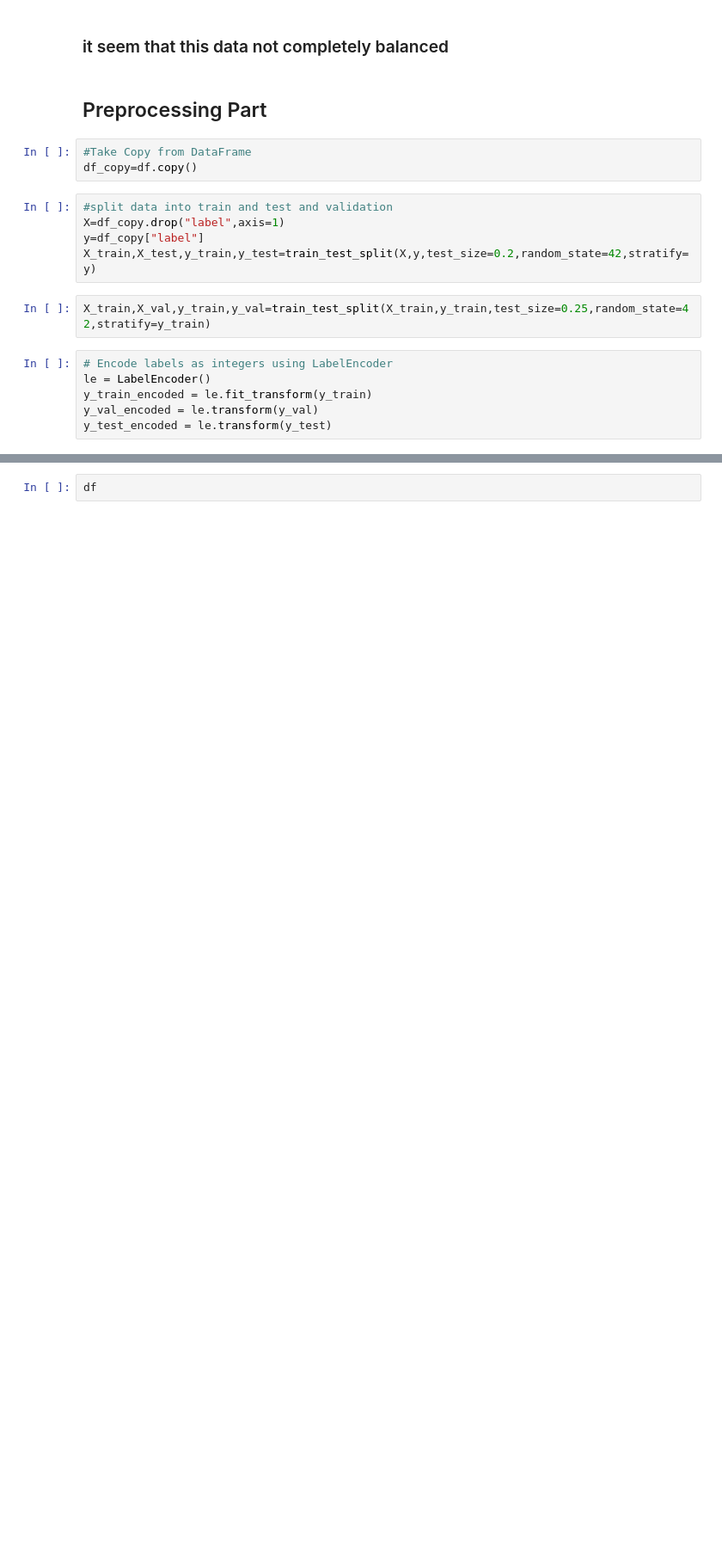
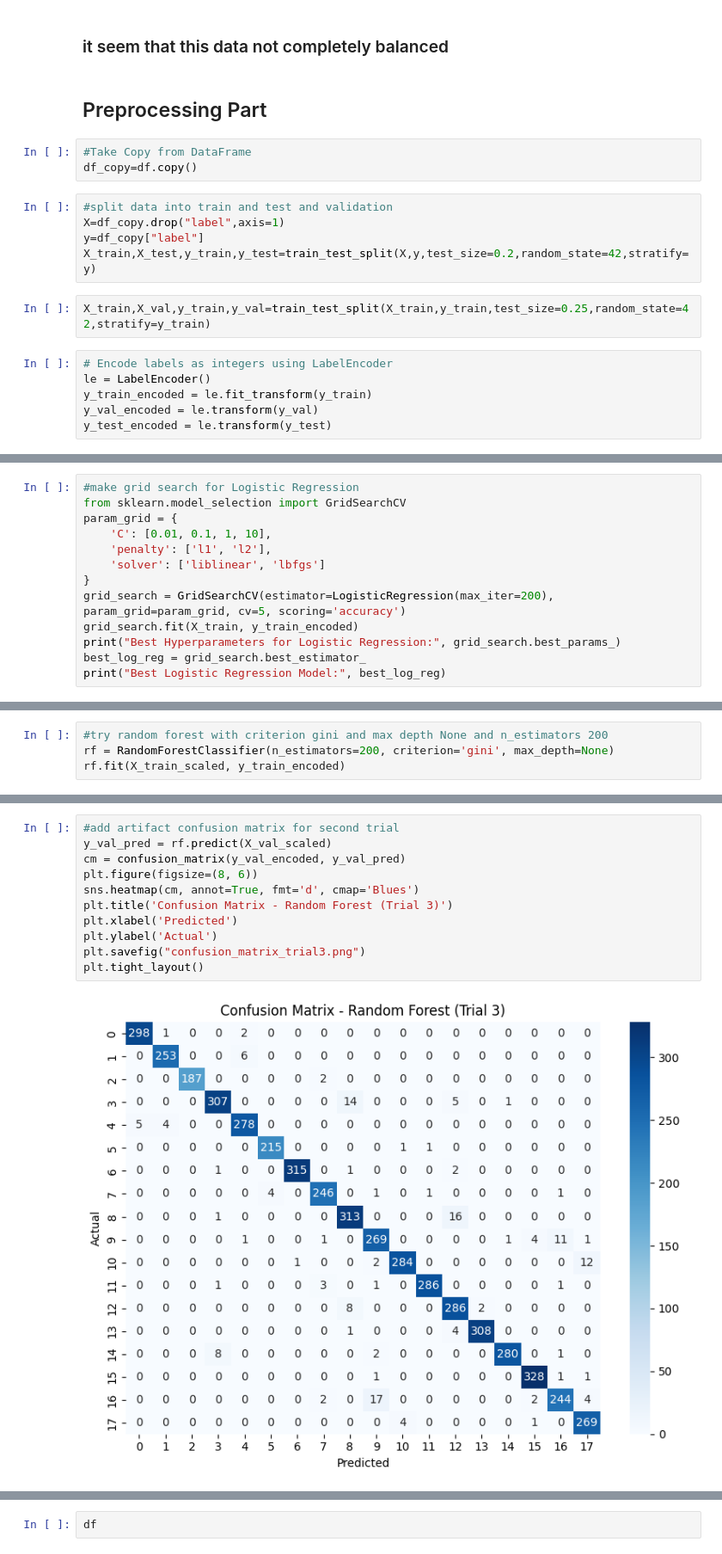
Before and after one commit to Fayad-nullPointer/hand_guestuires, a Jupyter notebook: notebook.ipynb, the cells around one changed output, grey strips where cells are left out. Shown at 86% size. Cells and saved outputs as stored; diff of their text form; blank space fills up the shorter version.

```diff
--- a/notebook.ipynb
+++ b/notebook.ipynb
@@ -255,0 +295,13 @@ print("Accuracy for Best Logistic Regression:", accuracy_score(y_val_encoded, y_
+# %%
+#make grid search for Logistic Regression
+from sklearn.model_selection import GridSearchCV
+param_grid = {
+    'C': [0.01, 0.1, 1, 10],
+    'penalty': ['l1', 'l2'],
+    'solver': ['liblinear', 'lbfgs']
+}
+grid_search = GridSearchCV(estimator=LogisticRegression(max_iter=200), param_grid=param_grid, cv=5, scoring='accuracy')
+grid_search.fit(X_train, y_train_encoded)
+print("Best Hyperparameters for Logistic Regression:", grid_search.best_params_)
+best_log_reg = grid_search.best_estimator_
+print("Best Logistic Regression Model:", best_log_reg)
@@ -255,0 +317,4 @@ print("Accuracy for Best Logistic Regression:", accuracy_score(y_val_encoded, y_
+# %%
+#try random forest with criterion gini and max depth None and n_estimators 200
+rf = RandomForestClassifier(n_estimators=200, criterion='gini', max_depth=None)
+rf.fit(X_train_scaled, y_train_encoded)
@@ -255,0 +394,13 @@ print("Accuracy for Best Logistic Regression:", accuracy_score(y_val_encoded, y_
+# %%
+#add artifact confusion matrix for second trial
+y_val_pred = rf.predict(X_val_scaled)
+cm = confusion_matrix(y_val_encoded, y_val_pred)
+plt.figure(figsize=(8, 6))
+sns.heatmap(cm, annot=True, fmt='d', cmap='Blues')
+plt.title('Confusion Matrix - Random Forest (Trial 3)')
+plt.xlabel('Predicted')
+plt.ylabel('Actual')
+plt.savefig("confusion_matrix_trial3.png")
+plt.tight_layout()
+# %% [output]
+[figure, added]
```
Also changed, not shown: parts of 85 cells of this notebook.
